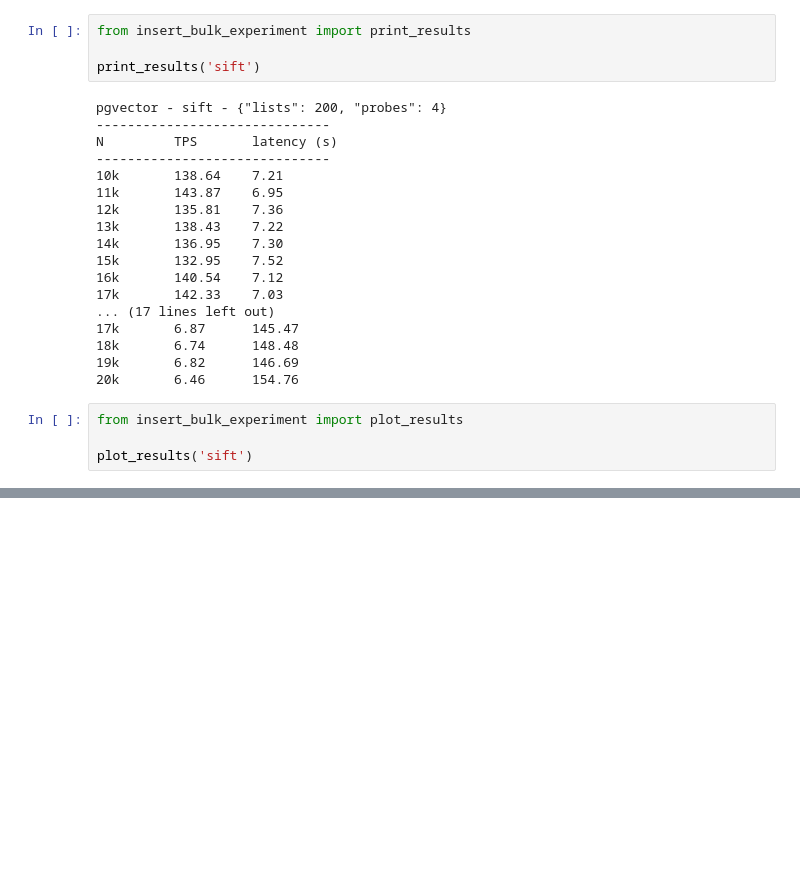
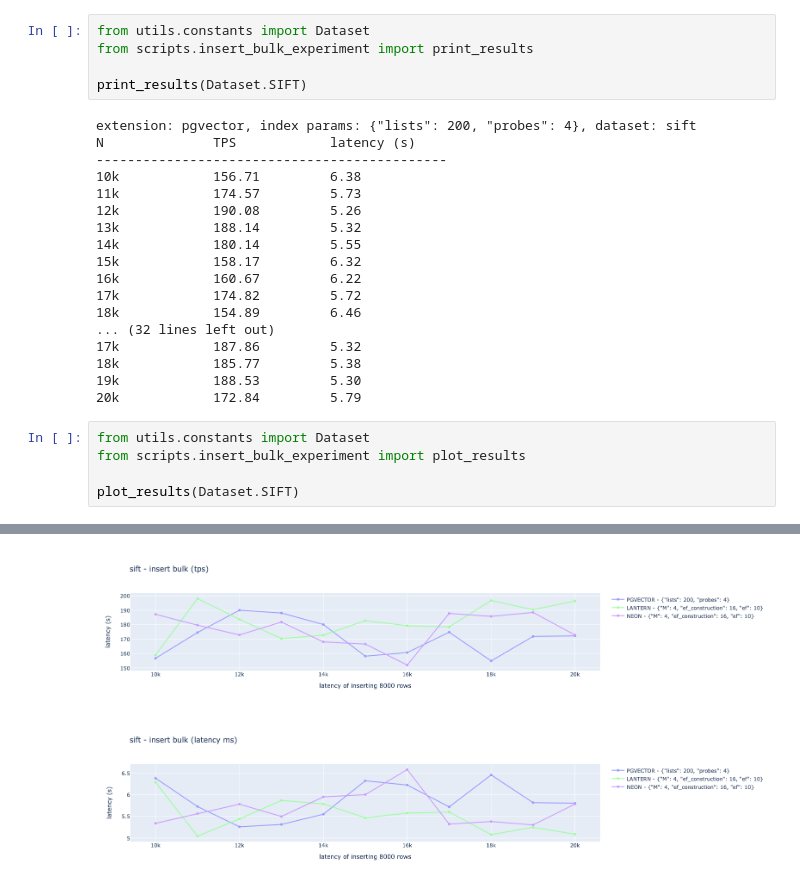
Before and after one commit to lanterndata/benchmark, a Jupyter notebook: experiments/insert_bulk_experiment.ipynb, the cells around one changed output, grey strips where cells are left out. Cells and saved outputs as stored; diff of their text form; blank space fills up the shorter version.

Commit message:
Support insert bulk

```diff
--- a/experiments/insert_bulk_experiment.ipynb
+++ b/experiments/insert_bulk_experiment.ipynb
@@ -39,28 +61,30 @@ N                TPS        Latency (ms)
 # %%
-from insert_bulk_experiment import print_results
+from utils.constants import Dataset
+from scripts.insert_bulk_experiment import print_results
 
-print_results('sift')
+print_results(Dataset.SIFT)
 # %% [output]
-pgvector - sift - {"lists": 200, "probes": 4}
-------------------------------
-N         TPS       latency (s)
-------------------------------
-10k       138.64    7.21
-11k       143.87    6.95
-12k       135.81    7.36
-13k       138.43    7.22
-14k       136.95    7.30
-15k       132.95    7.52
-16k       140.54    7.12
-17k       142.33    7.03
-... (17 lines left out)
-17k       6.87      145.47
-18k       6.74      148.48
-19k       6.82      146.69
-20k       6.46      154.76
+extension: pgvector, index params: {"lists": 200, "probes": 4}, dataset: sift
+N              TPS            latency (s)
+---------------------------------------------
+10k            156.71         6.38
+11k            174.57         5.73
+12k            190.08         5.26
+13k            188.14         5.32
+14k            180.14         5.55
+15k            158.17         6.32
+16k            160.67         6.22
+17k            174.82         5.72
+18k            154.89         6.46
+... (32 lines left out)
+17k            187.86         5.32
+18k            185.77         5.38
+19k            188.53         5.30
+20k            172.84         5.79
 # %%
-from insert_bulk_experiment import plot_results
+from utils.constants import Dataset
+from scripts.insert_bulk_experiment import plot_results
 
-plot_results('sift')
+plot_results(Dataset.SIFT)
 # %% [output]
 [interactive output not drawn]
@@ -67,0 +91,2 @@ plot_results('sift')
+[figure, added]
+[figure, added]
```
Also changed, not shown: parts of 4 cells of this notebook, 3 other files.
